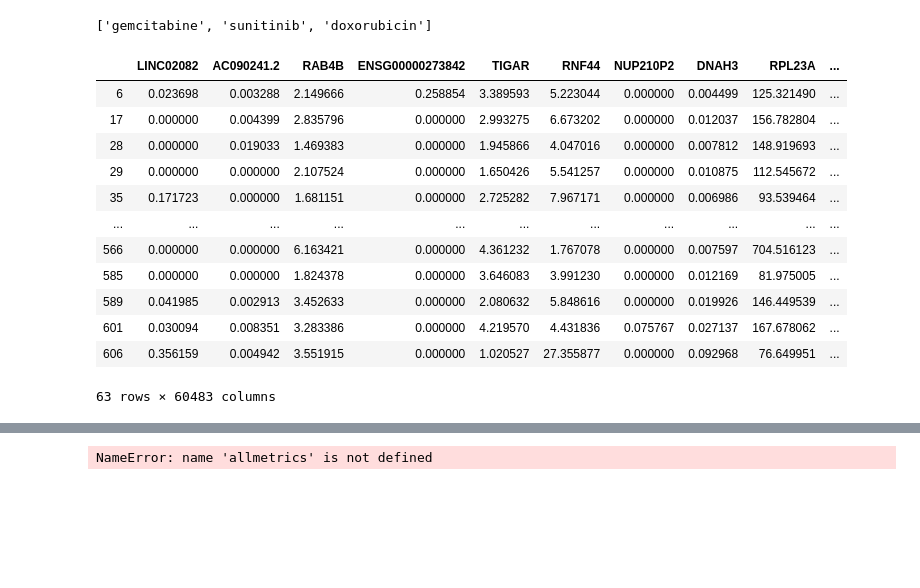
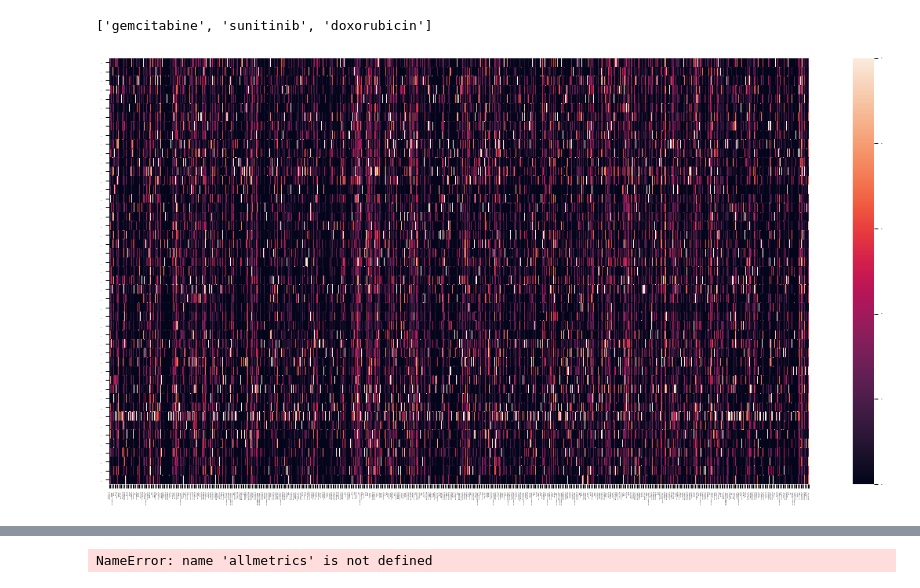
Before and after one commit to thedinak/Genetics-to-Therapuetics, a Jupyter notebook: Jupyter_notebooks/Data_predictions.ipynb, the cells around one changed output, grey strips where cells are left out. Drawn from its saved outputs; the diff is of its cells as text; code cells hidden in the pictures; blank space fills up the shorter version.

Commit message:
figure for readme

```diff
--- a/Jupyter_notebooks/Data_predictions.ipynb
+++ b/Jupyter_notebooks/Data_predictions.ipynb
@@ -222,7 +222,7 @@ def present_run_summary (all_results_dictionaries):
                         ==summary_df.unstack()[combination].max()]
     return best_methods
 # %%
-limited_data_0624= pickle.load(open('limited_data_0624.pickle','rb'))
+limited_data_0624= pickle.load(open('/Users/dinakats/Desktop/SPICED/final_proj_git_renew/Genetics-to-Therapuetics/limited_data_0624.pickle','rb'))
 # %%
 df = (one_hot_encode_vital_status(limited_data_0624))
 # %%
@@ -249,21 +249,15 @@ drugs_of_interest
 ['gemcitabine', 'sunitinib', 'doxorubicin']
 # %%
 df_split = (split_dataframe_by_drug(drugs_of_interest, df))
-# %%
-df_split['gemcitabine']
-# %% [output]
-|  | LINC02082 | AC090241.2 | RAB4B | ENSG00000273842 | TIGAR | RNF44 | NUP210P2 | DNAH3 | RPL23A | ... |
-| 6 | 0.023698 | 0.003288 | 2.149666 | 0.258854 | 3.389593 | 5.223044 | 0.000000 | 0.004499 | 125.321490 | ... |
-| 17 | 0.000000 | 0.004399 | 2.835796 | 0.000000 | 2.993275 | 6.673202 | 0.000000 | 0.012037 | 156.782804 | ... |
-| 28 | 0.000000 | 0.019033 | 1.469383 | 0.000000 | 1.945866 | 4.047016 | 0.000000 | 0.007812 | 148.919693 | ... |
-| 29 | 0.000000 | 0.000000 | 2.107524 | 0.000000 | 1.650426 | 5.541257 | 0.000000 | 0.010875 | 112.545672 | ... |
-| 35 | 0.171723 | 0.000000 | 1.681151 | 0.000000 | 2.725282 | 7.967171 | 0.000000 | 0.006986 | 93.539464 | ... |
-| ... | ... | ... | ... | ... | ... | ... | ... | ... | ... | ... |
-| 566 | 0.000000 | 0.000000 | 6.163421 | 0.000000 | 4.361232 | 1.767078 | 0.000000 | 0.007597 | 704.516123 | ... |
-| 585 | 0.000000 | 0.000000 | 1.824378 | 0.000000 | 3.646083 | 3.991230 | 0.000000 | 0.012169 | 81.975005 | ... |
-| 589 | 0.041985 | 0.002913 | 3.452633 | 0.000000 | 2.080632 | 5.848616 | 0.000000 | 0.019926 | 146.449539 | ... |
-| 601 | 0.030094 | 0.008351 | 3.283386 | 0.000000 | 4.219570 | 4.431836 | 0.075767 | 0.027137 | 167.678062 | ... |
-| 606 | 0.356159 | 0.004942 | 3.551915 | 0.000000 | 1.020527 | 27.355877 | 0.000000 | 0.092968 | 76.649951 | ... |
-63 rows × 60483 columns
+# %%
+genes = df_split['gemcitabine'].columns.to_list()[0:-1]
+# %%
+sns.set_context("paper", font_scale=0.2)
+f, ax = plt.subplots(figsize=(20, 10))
+sns.heatmap(scaled_split_drugs['gemcitabine']['x_train'])
+ax.set_xticklabels(genes)
+plt.savefig('gem_heatmap.jpg')
+# %% [output]
+[figure, added]
 # %%
 split_drug_dfs = batch_train_test_split(df_split)
```
Also changed, not shown: parts of 2 cells of this notebook, 6 other files.
